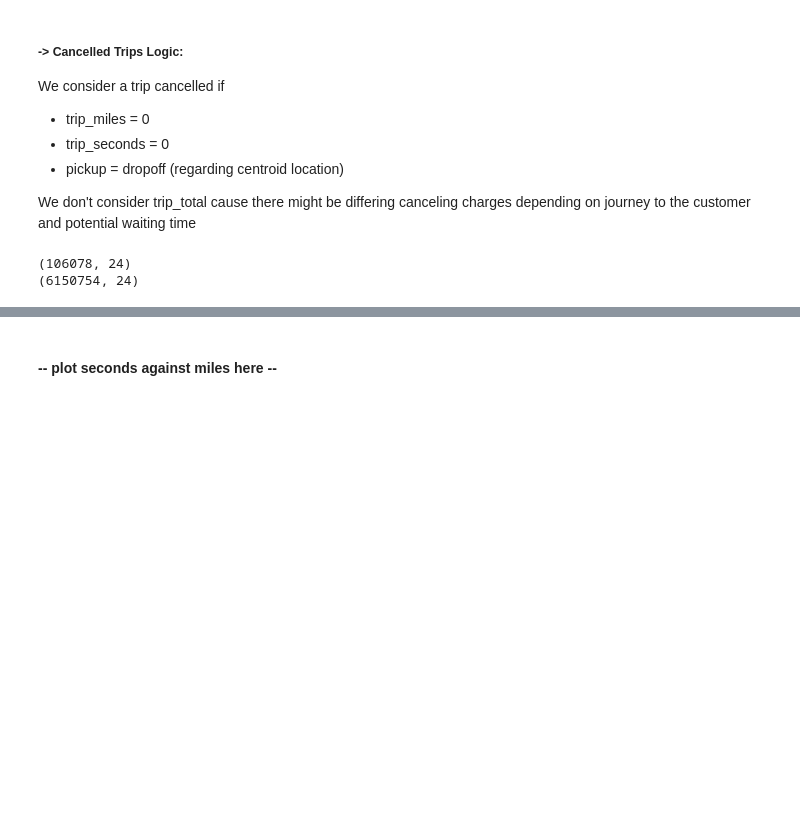
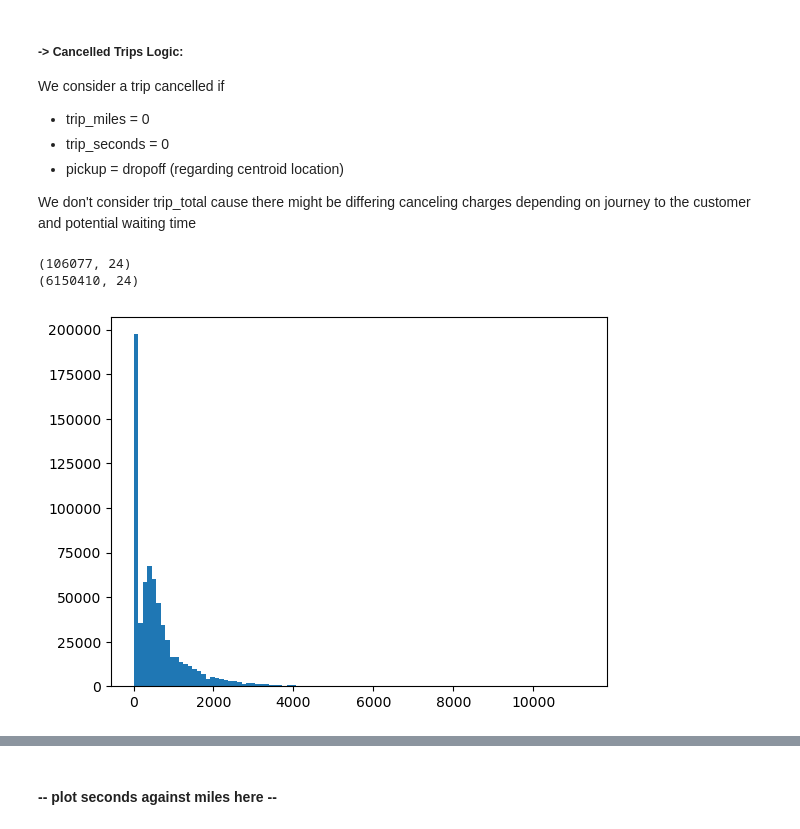
Before and after one commit to madxox/AAA_Teamassignment, a Jupyter notebook: 01_preparation_taxidata_jl.ipynb, the cells around one changed output, grey strips where cells are left out. Saved outputs shown, nothing was run; the diff lists cells and outputs as text; code cells hidden in the pictures; blank space fills up the shorter version.

```diff
--- a/01_preparation_taxidata_jl.ipynb
+++ b/01_preparation_taxidata_jl.ipynb
@@ -41,5 +39,3 @@ df_bckup = df
-# %%
-df = df_bckup
 # %%
 df.head(3)
 # %% [output]
@@ -178,5 +174,5 @@ We will drop this column, since we don't think there is any use for it in our la
 # %%
-df = df.drop('taxi_id', axis=1)
+df = df.drop(df[( df['taxi_id'].isna() )].index)
 # %% [markdown]
 ##### trip_end_timestamp:
 # %%
@@ -427,9 +423,16 @@ condition = (condition_geolocation & ( df['trip_miles'] == 0 ) & ( df['trip_seco
 df_cancelled = df[condition]
 
 df_no_cancelled = df[~condition]
-# %%
-print(df_cancelled.shape)
-print(df_no_cancelled.shape)
-# %% [output]
-(106078, 24)
-(6150754, 24)
+# %%
+print(df_cancelled.shape)
+print(df_no_cancelled.shape)
+# %% [output]
+(106077, 24)
+(6150410, 24)
+# %%
+#title
+plt.hist(df_no_cancelled[(df_no_cancelled['trip_miles'] == 0)]['trip_seconds'], bins=100)
+#plt.xlim(-2,26)
+plt.show()
+# %% [output]
+[figure, added]
```
Also changed, not shown: parts of 67 cells of this notebook.
